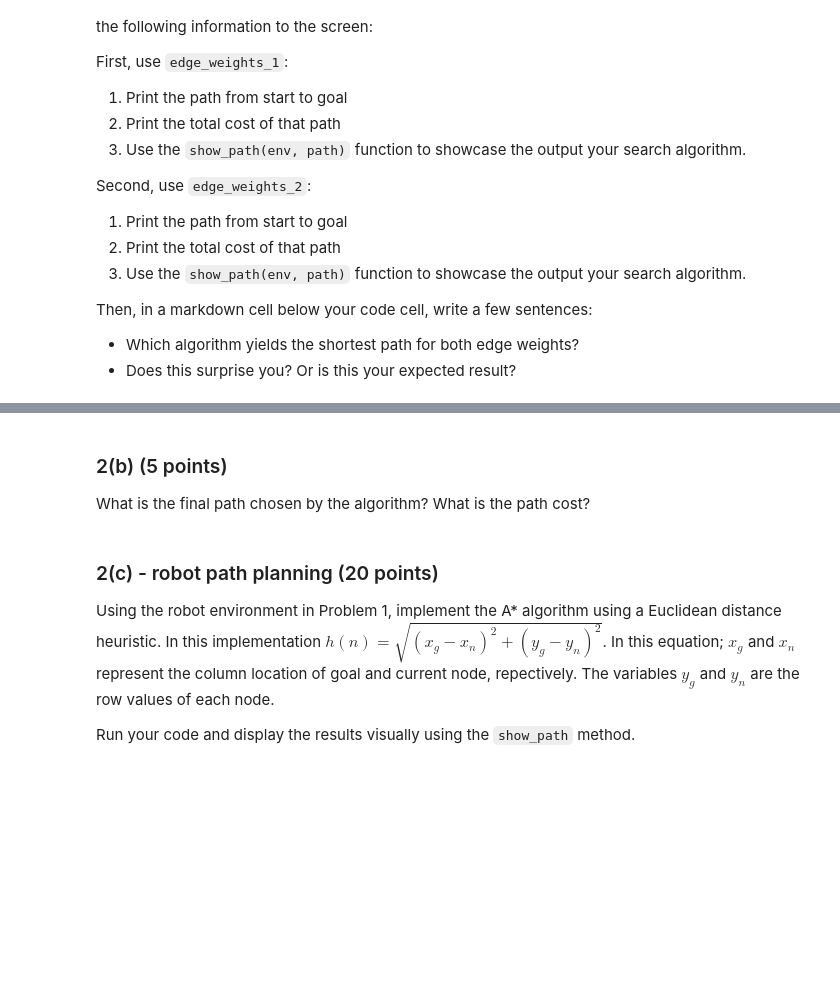
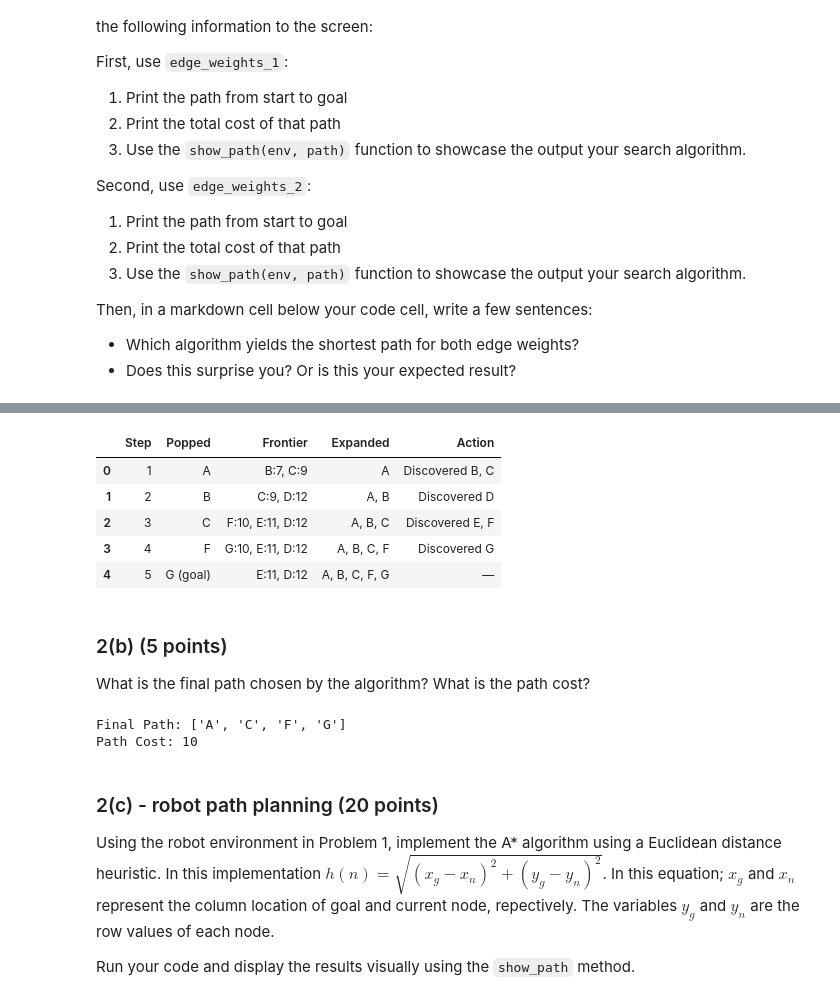
Before and after one commit to abo3abd-y/CSCI-3202---Intro-to-Artificial-Intelligence---Fall-2025, a Jupyter notebook: Homeworks/HW 3/Homework 3_Lastname_Firstname.ipynb, the cells around one changed output, grey strips where cells are left out. Drawn from its saved outputs; the diff is of its cells as text; code cells hidden in the pictures; blank space fills up the shorter version.

```diff
--- a/Homeworks/HW 3/Homework 3_Lastname_Firstname.ipynb
+++ b/Homeworks/HW 3/Homework 3_Lastname_Firstname.ipynb
@@ -299,3 +477,24 @@ Create a table in the cell below showing the Step (each time you pop a node from
+# %%
+# Your solution here
+import pandas as pd
+
+rows = [
+    {"Step": 1, "Popped": "A", "Frontier": "B:7, C:9", "Expanded": "A", "Action": "Discovered B, C"},
+    {"Step": 2, "Popped": "B", "Frontier": "C:9, D:12", "Expanded": "A, B", "Action": "Discovered D"},
+    {"Step": 3, "Popped": "C", "Frontier": "F:10, E:11, D:12", "Expanded": "A, B, C", "Action": "Discovered E, F"},
+    {"Step": 4, "Popped": "F", "Frontier": "G:10, E:11, D:12", "Expanded": "A, B, C, F", "Action": "Discovered G"},
+    {"Step": 5, "Popped": "G (goal)", "Frontier": "E:11, D:12", "Expanded": "A, B, C, F, G", "Action": "—"},
+]
+
+df = pd.DataFrame(rows)
+df
+# %% [output]
+|  | Step | Popped | Frontier | Expanded | Action |
+| 0 | 1 | A | B:7, C:9 | A | Discovered B, C |
+| 1 | 2 | B | C:9, D:12 | A, B | Discovered D |
+| 2 | 3 | C | F:10, E:11, D:12 | A, B, C | Discovered E, F |
+| 3 | 4 | F | G:10, E:11, D:12 | A, B, C, F | Discovered G |
+| 4 | 5 | G (goal) | E:11, D:12 | A, B, C, F, G | — |
 # %% [markdown]
 ### 2(b) (5 points)
 What is the final path chosen by the algorithm?  What is the path cost?
@@ -304,3 +501,15 @@ What is the final path chosen by the algorithm?  What is the path cost?
+# %%
+# Your solution here
+final_path = ["A", "C", "F", "G"]
+
+# total path cost (A->C = 4, C->F = 2, F->G = 4)
+path_cost = 4 + 2 + 4
+
+print("Final Path:", final_path)
+print("Path Cost:", path_cost)
+# %% [output]
+Final Path: ['A', 'C', 'F', 'G']
+Path Cost: 10
 # %% [markdown]
 ### 2(c) - robot path planning (20 points)
 
```
Also changed, not shown: parts of 22 cells of this notebook.
